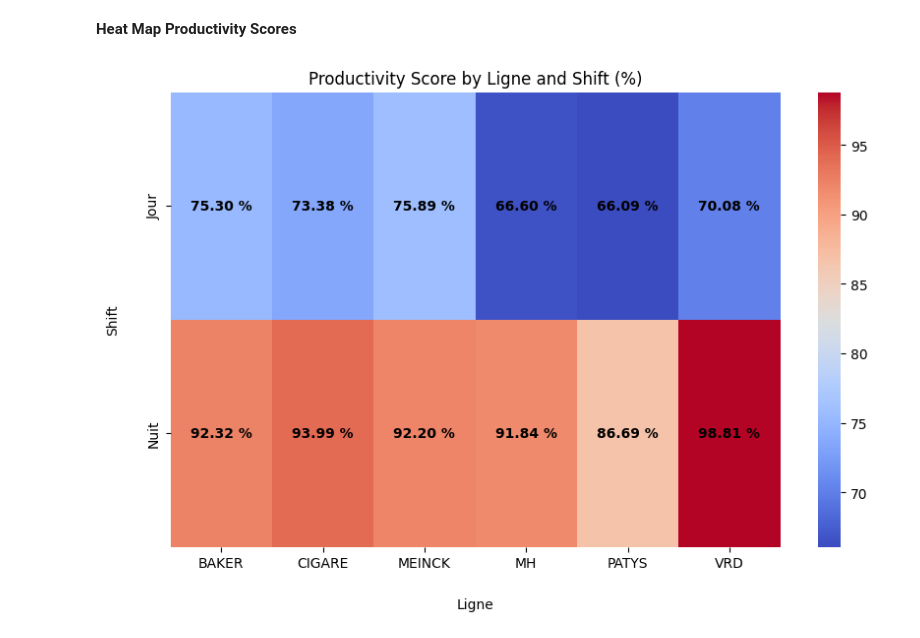
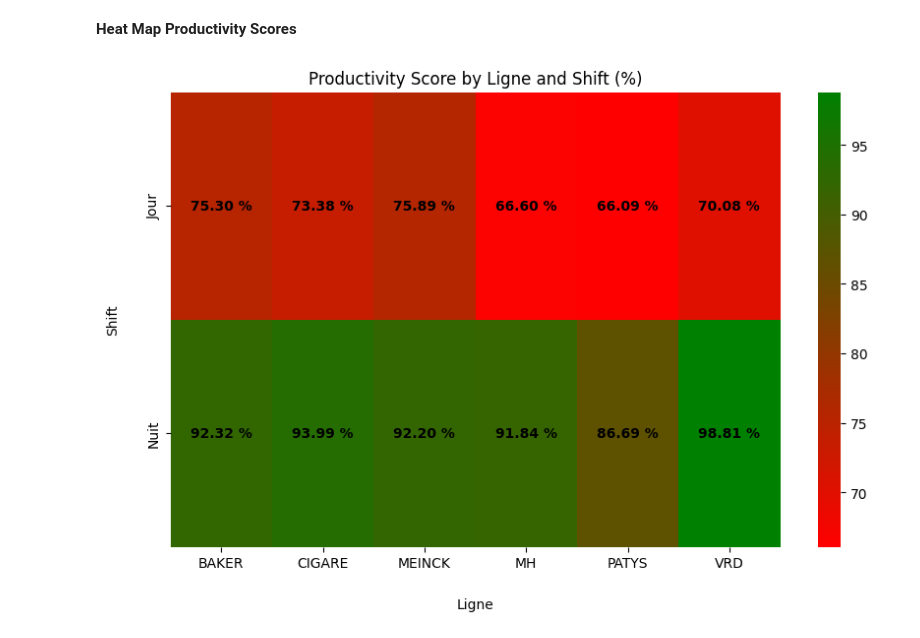
Before and after one commit to dsfdev2023/studentEvaluatiuon, a Jupyter notebook: 1_HENRYS_WORKFORCE.ipynb, the cells around one changed output. Drawn from its saved outputs; the diff is of its cells as text; code cells hidden in the pictures.

```diff
--- a/1_HENRYS_WORKFORCE.ipynb
+++ b/1_HENRYS_WORKFORCE.ipynb
@@ -438,26 +438,30 @@ for ligne in unique_lignes:
 # %%
 import seaborn as sns
 import matplotlib.pyplot as plt
+import matplotlib.colors as mcolors
 
 # Assuming productivity_score is already calculated and available
 # Pivot the productivity score for the heatmap
 productivity_pivot = productivity_score.unstack('Ligne')
 
+# Define a custom colormap from red to green
+cmap = mcolors.LinearSegmentedColormap.from_list("", ["red", "green"])
+
 # Create the heatmap
 plt.figure(figsize=(10, 6))
-ax = sns.heatmap(productivity_pivot, annot=True, fmt=".2f", cmap='coolwarm')
+ax = sns.heatmap(productivity_pivot, annot=True, fmt=".2f", cmap=cmap)
 plt.title('Productivity Score by Ligne and Shift (%)')
 
 # Adjust axis labels and their padding
 ax.set_ylabel('Shift', labelpad=20)
 ax.set_xlabel('Ligne', labelpad=20)
 
 # Optionally, adjust annotations for better visibility
 for t in ax.texts:
     t.set_text(t.get_text() + " %")
     t.set_weight('bold')
     t.set_color('black')
 
 plt.show()
 # %% [output]
-[figure, old version]
+[figure, new version]
```
Also changed, not shown: parts of 1 cell of this notebook.
